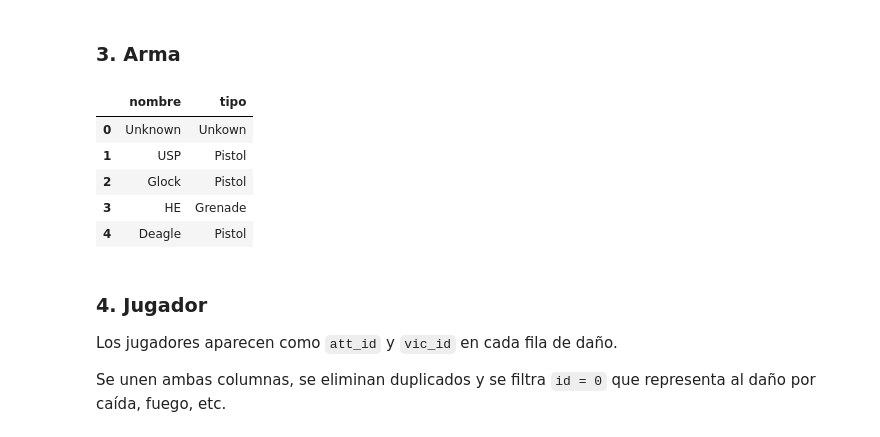
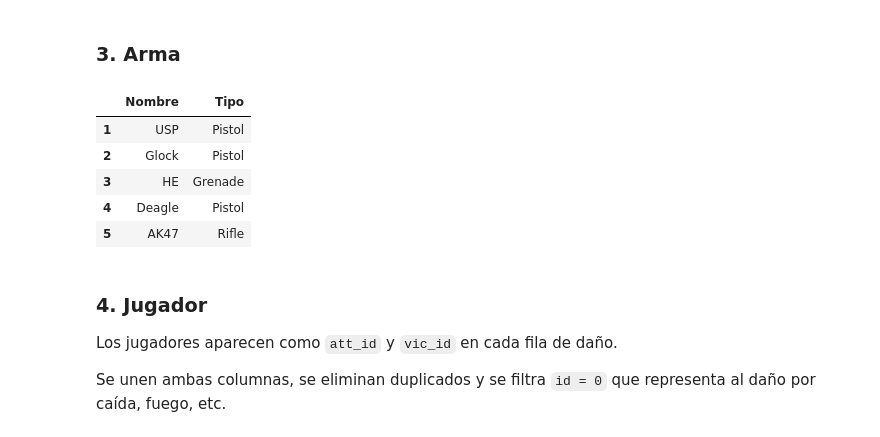
Before and after one commit to Bgallardo46/batos1, a Jupyter notebook: proyecto/Procesamiento datos/Filtro_datos_limpio.ipynb, the cells around one changed output. Saved outputs shown, nothing was run; the diff lists cells and outputs as text; code cells hidden in the pictures.

```diff
--- a/proyecto/Subida_datos/Filtro_datos_limpio.ipynb
+++ b/proyecto/Procesamiento datos/Filtro_datos_limpio.ipynb
@@ -55,23 +71,25 @@ Se incluyen `ct_eq_val` y `t_eq_val` (economía de cada equipo al inicio de la r
 # %%
 Arma = (
     ddmg[["wp", "wp_type"]]
     .drop_duplicates()
     .reset_index(drop=True)
     .copy()
     .rename(columns={
-        "wp":      "nombre",
-        "wp_type": "tipo"
+        "wp":      "Nombre",
+        "wp_type": "Tipo"
     })
 )
 
+Arma = Arma[Arma['Nombre'] != 'Unknown']
+
 Arma.head()
 # %% [output]
-|  | nombre | tipo |
-| 0 | Unknown | Unkown |
+|  | Nombre | Tipo |
 | 1 | USP | Pistol |
 | 2 | Glock | Pistol |
 | 3 | HE | Grenade |
 | 4 | Deagle | Pistol |
+| 5 | AK47 | Rifle |
 # %% [markdown]
 ### 4. Jugador
 Los jugadores aparecen como `att_id` y `vic_id` en cada fila de daño.
```
Also changed, not shown: parts of 15 cells of this notebook, 8 other files.
